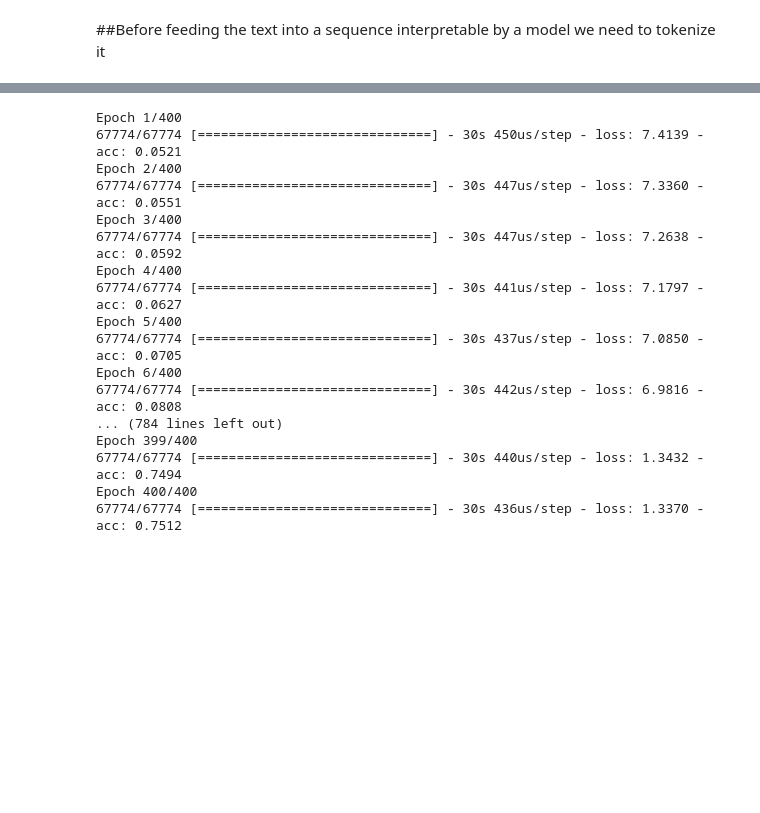
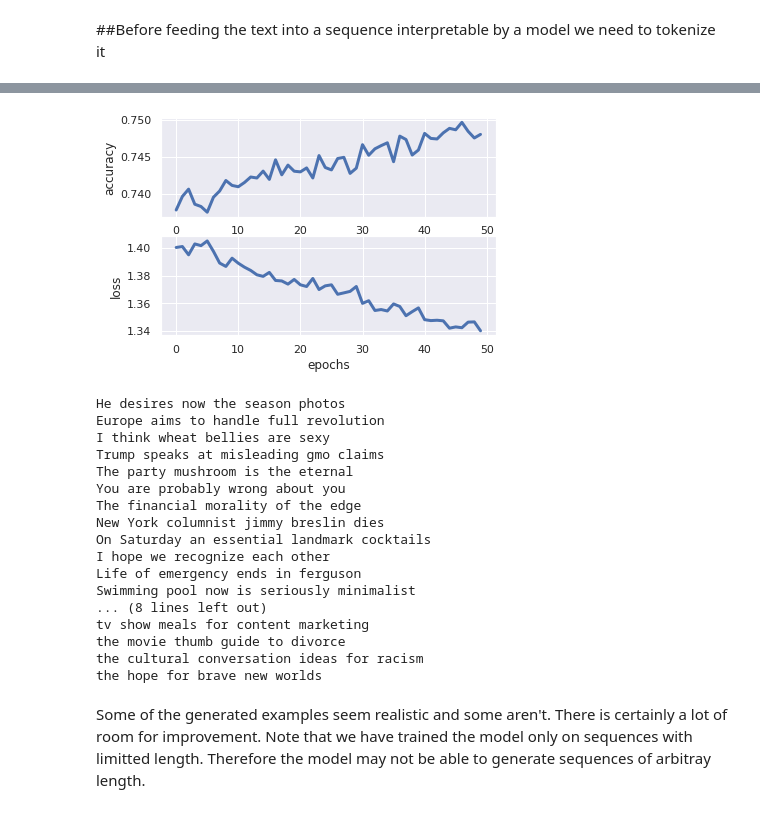
Before and after one commit to mjvakili/headline_generator, a Jupyter notebook: generate_headline.ipynb, the cells around one changed output, grey strips where cells are left out. Cells and saved outputs as stored; diff of their text form; code cells hidden in the pictures; blank space fills up the shorter version.

```diff
--- a/generate_headline.ipynb
+++ b/generate_headline.ipynb
@@ -199,23 +189,23 @@ None
 # %%
-history = model.fit(features, labels, epochs=400, verbose=1, batch_size=512)
+history = model.fit(features, labels, epochs=50, verbose=1, batch_size=512)
-# %% [output]
-Epoch 1/400
-67774/67774 [==============================] - 30s 450us/step - loss: 7.4139 - acc: 0.0521
-Epoch 2/400
-67774/67774 [==============================] - 30s 447us/step - loss: 7.3360 - acc: 0.0551
-Epoch 3/400
-67774/67774 [==============================] - 30s 447us/step - loss: 7.2638 - acc: 0.0592
-Epoch 4/400
-67774/67774 [==============================] - 30s 441us/step - loss: 7.1797 - acc: 0.0627
-Epoch 5/400
-67774/67774 [==============================] - 30s 437us/step - loss: 7.0850 - acc: 0.0705
-Epoch 6/400
-67774/67774 [==============================] - 30s 442us/step - loss: 6.9816 - acc: 0.0808
-... (784 lines left out)
-Epoch 399/400
-67774/67774 [==============================] - 30s 440us/step - loss: 1.3432 - acc: 0.7494
-Epoch 400/400
-67774/67774 [==============================] - 30s 436us/step - loss: 1.3370 - acc: 0.7512
+# %%
+def plot_history(history):
+
+ h = history.history
+ fig, ax = plt.subplots(nrows = 2, ncols = 1)
+ ax[0].plot(h["acc"], linewidth = 3)
+ ax[0].set_xlabel("epochs")
+ ax[0].set_ylabel("accuracy")
+
+ ax[1].plot(h["loss"], linewidth = 3)
+ ax[1].set_xlabel("epochs")
+ ax[1].set_ylabel("loss")
+
+ return None
+# %%
+plot_history(history)
+# %% [output]
+[figure, added]
 # %%
 def generate_new_example(start_word, nwords, tokenizers, max_seq_len):
   """
@@ -241,3 +231,31 @@ def generate_new_example(start_word, nwords, tokenizers, max_seq_len):
   print(seed_text)
 
   return None
+# %%
+for start_word in ["He desires", "Europe aims", "I think", "Trump speaks",
+                   "The party", "You are", "The financial", "New York",
+                   "On Saturday", "I hope", "Life of", "Swimming pool",
+                   "The land", "my son", "the song", "health care",
+                   "the cycle", "The border", "Their story", "honesty",
+                   "tv show", "the movie", "the cultural", "the hope"]:
+  generate_new_example(start_word, 4, tokenizer, max_seq_len)
+# %% [output]
+He desires now the season photos
+Europe aims to handle full revolution
+I think wheat bellies are sexy
+Trump speaks at misleading gmo claims
+The party mushroom is the eternal
+You are probably wrong about you
+The financial morality of the edge
+New York columnist jimmy breslin dies
+On Saturday an essential landmark cocktails
+I hope we recognize each other
+Life of emergency ends in ferguson
+Swimming pool now is seriously minimalist
+... (8 lines left out)
+tv show meals for content marketing
+the movie thumb guide to divorce
+the cultural conversation ideas for racism
+the hope for brave new worlds
+# %% [markdown]
+Some of the generated examples seem realistic and some aren't. There is certainly a lot of room for improvement. Note that we have trained the model only on sequences with limitted length. Therefore the model may not be able to generate sequences of arbitray length.
```
Also changed, not shown: parts of 5 cells of this notebook.
